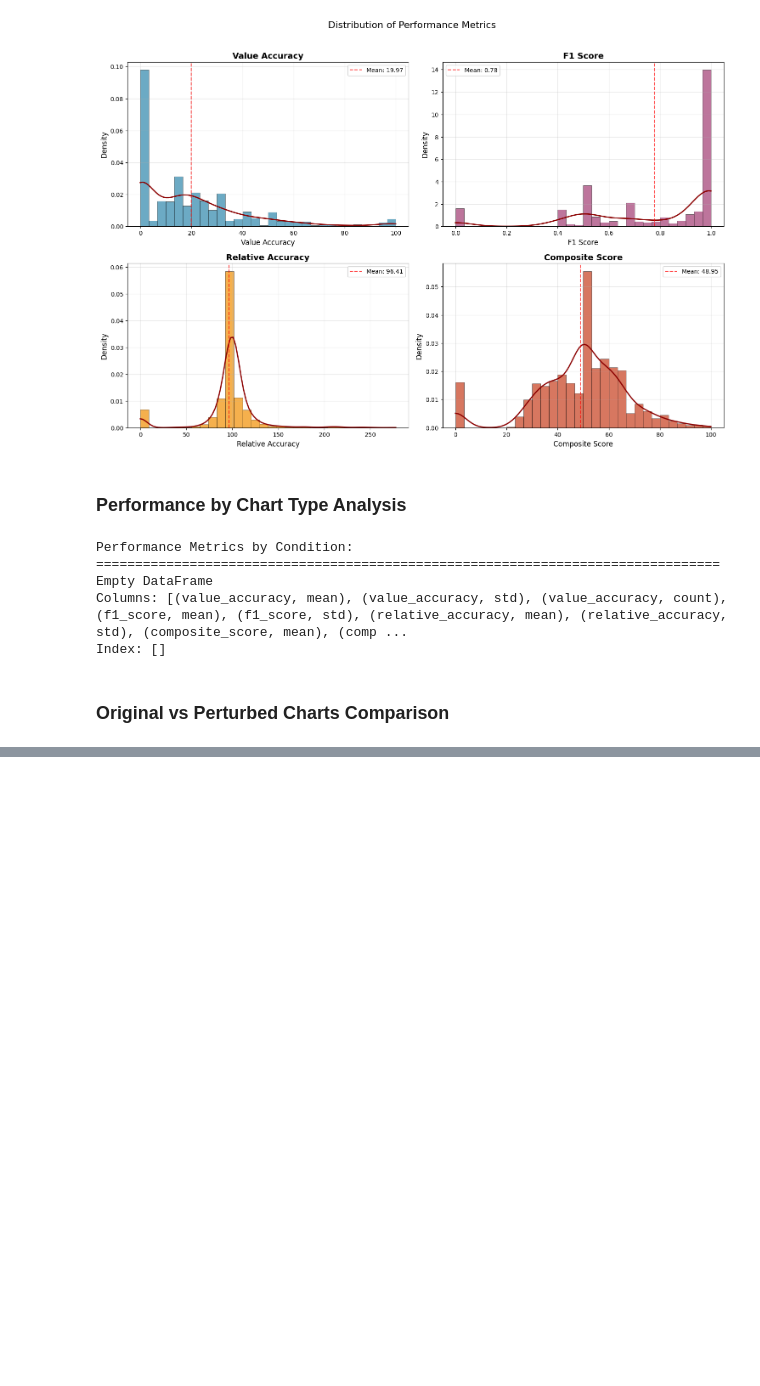
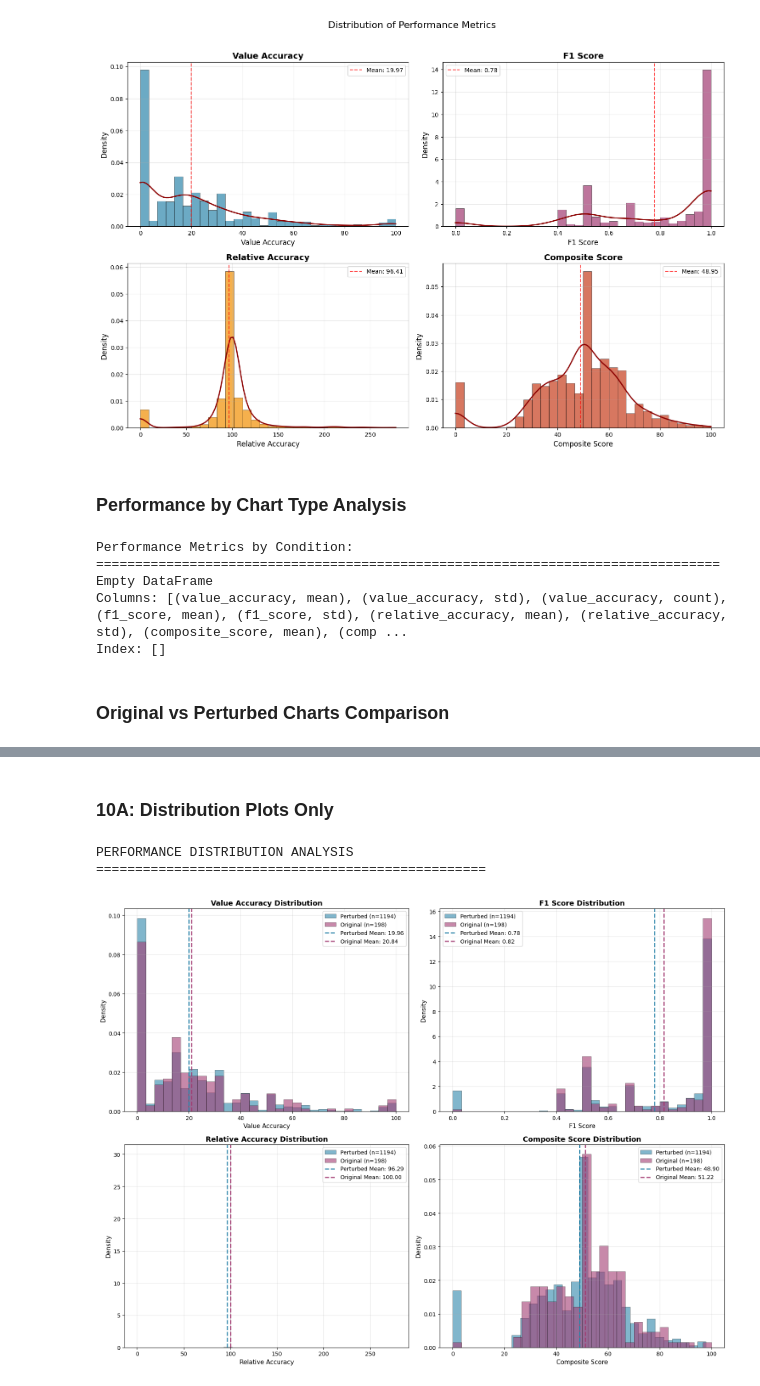
Before and after one commit to vishaalinimanikandan/gpt4o-chart-robustness-framework, a Jupyter notebook: Data_analysis.ipynb, the cells around one changed output, grey strips where cells are left out. Cells and saved outputs as stored; diff of their text form; code cells hidden in the pictures; blank space fills up the shorter version.

```diff
--- a/Data_analysis.ipynb
+++ b/Data_analysis.ipynb
@@ -483,0 +619,42 @@ Total lines: 1401
+# %% [markdown]
+### 10A: Distribution Plots Only
+# %%
+# Performance Distribution Analysis - Distribution Plots
+print("PERFORMANCE DISTRIBUTION ANALYSIS")
+print("=" * 50)
+
+# Create distribution plots with better spacing
+fig, axes = plt.subplots(2, 2, figsize=(16, 12))
+axes = axes.flatten()
+
+metrics = ['value_accuracy', 'f1_score', 'relative_accuracy', 'composite_score']
+
+for i, metric in enumerate(metrics):
+    # Distribution comparison
+    orig_data = success_df[success_df['is_orig_bool'] == True][metric].values
+    pert_data = success_df[success_df['is_orig_bool'] == False][metric].values
+
+    # Histogram with overlays
+    axes[i].hist(pert_data, bins=30, alpha=0.6, label=f'Perturbed (n={len(pert_data)})',
+                color=colors[0], density=True, edgecolor='black', linewidth=0.5)
+    axes[i].hist(orig_data, bins=30, alpha=0.6, label=f'Original (n={len(orig_data)})',
+                color=colors[1], density=True, edgecolor='black', linewidth=0.5)
+
+    # Add mean lines
+    axes[i].axvline(np.mean(pert_data), color=colors[0], linestyle='--', linewidth=2,
+                   label=f'Perturbed Mean: {np.mean(pert_data):.2f}')
+    axes[i].axvline(np.mean(orig_data), color=colors[1], linestyle='--', linewidth=2,
+                   label=f'Original Mean: {np.mean(orig_data):.2f}')
+
+    axes[i].set_title(f'{metric.replace("_", " ").title()} Distribution', fontsize=13, fontweight='bold')
+    axes[i].set_xlabel(metric.replace("_", " ").title(), fontsize=11)
+    axes[i].set_ylabel('Density', fontsize=11)
+    axes[i].legend(fontsize=10, loc='best')
+    axes[i].grid(True, alpha=0.3)
+
+plt.tight_layout()
+plt.show()
+# %% [output]
+PERFORMANCE DISTRIBUTION ANALYSIS
+==================================================
+[figure, added]
```
Also changed, not shown: parts of 28 cells of this notebook.
